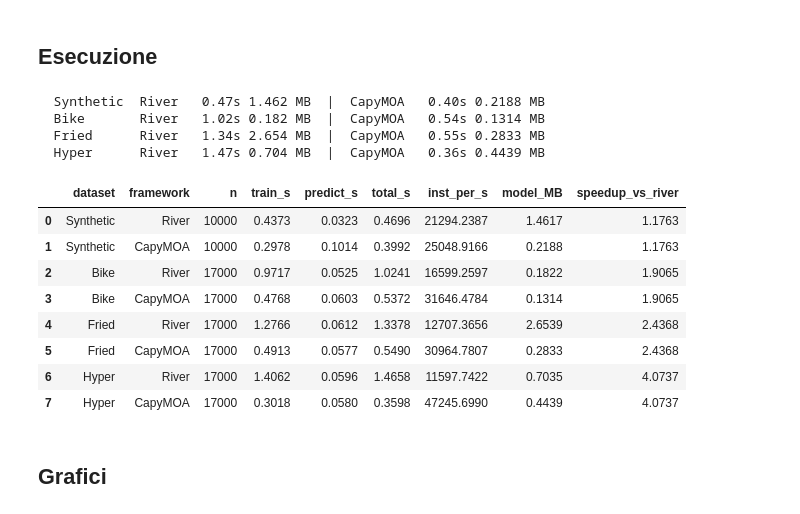
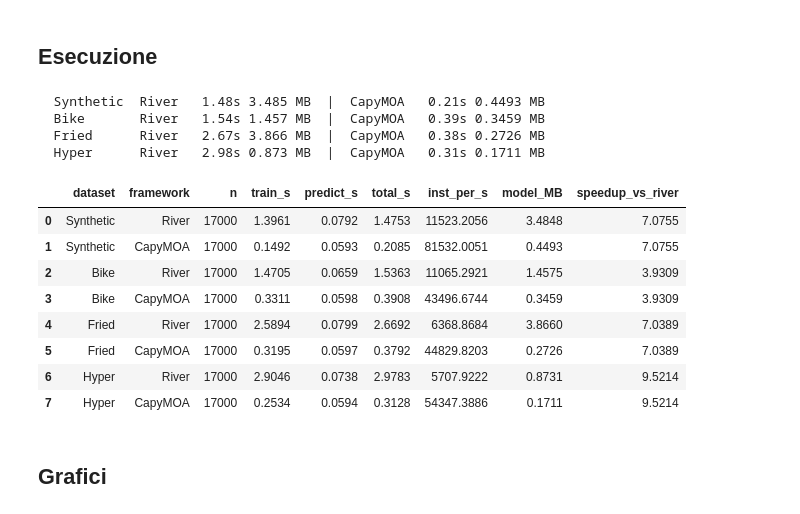
Before and after one commit to Streaming-Data-Analytics/2025-2026_Regression-Models-in-CapyMOA, a Jupyter notebook: andrea_zhang/experiments/hatr-crossframework-performance.ipynb, the cells around one changed output. Saved outputs shown, nothing was run; the diff lists cells and outputs as text; code cells hidden in the pictures.

```diff
--- a/andrea_zhang/experiments/hatr-crossframework-performance.ipynb
+++ b/andrea_zhang/experiments/hatr-crossframework-performance.ipynb
@@ -50,7 +50,7 @@ Setup OK — JVM avviata, HATR caricato, River e CapyMOA importati
 ## Dataset
 # %%
 MAX_INSTANCES = 17000
-SYN_N, SYN_DRIFT = 10000, 5000
+SYN_N, SYN_DRIFT = 17000, 5000
 
 datasets = {}
 datasets["Synthetic"] = utils.make_synthetic(n=SYN_N, drift_at=SYN_DRIFT)
@@ -72,7 +72,7 @@ Hyper      n= 17000  feat=10  y∈[93.98, 677.42]
 # %% [markdown]
 ## Parametri
 # %%
-BASE = dict(grace_period=200, delta=1e-7, tau=0.05, model_selector_decay=0.95,
+BASE = dict(grace_period=50, delta=1e-7, tau=0.05, model_selector_decay=0.95,
             drift_window_threshold=500, switch_significance=0.05,
             min_samples_split=5, adwin_delta=0.0001, learning_ratio=0.01, seed=0)
 
@@ -87,43 +87,47 @@ SCALE = True
 # %%
 SAMPLE_EVERY = 500
 PERF_CONFIG  = "default (adaptive, bootstrap)"
 cfg = CONFIGS[PERF_CONFIG]
 
+# warmup JVM: evita che il JIT di HotSpot penalizzi il primo dataset (Bike)
+_w_X, _w_y, _w_schema = next(iter(datasets.values()))
+utils.prequential_eval(_w_X[:10000], _w_y[:10000], 'capy', cfg, BASE, schema=_w_schema, scale=SCALE)
+
 rows = []
 for ds_name, (X, y, schema) in datasets.items():
     n = len(X)
-    rt_p, rt_t, r_model   = utils.timed_prequential_river(X, y, cfg, BASE)
-    ct_p, ct_t, c_learner = utils.timed_prequential_capy(X, y, schema, cfg, BASE)
+    _, r_model, rt_p, rt_t, _ = utils.prequential_eval(X, y, 'river', cfg, BASE, time_algo=True)
+    _, c_learner, ct_p, ct_t, _ = utils.prequential_eval(X, y, 'capy', cfg, BASE, schema=schema, time_algo=True)
     r_mb = utils.river_model_mb(r_model)
     c_mb = utils.capy_model_mb(c_learner)
     rows.append(dict(dataset=ds_name, framework="River", n=n,
                      train_s=rt_t, predict_s=rt_p, total_s=rt_t + rt_p,
                      inst_per_s=n / (rt_t + rt_p), model_MB=r_mb))
     rows.append(dict(dataset=ds_name, framework="CapyMOA", n=n,
                      train_s=ct_t, predict_s=ct_p, total_s=ct_t + ct_p,
                      inst_per_s=n / (ct_t + ct_p), model_MB=c_mb))
     print(f"  {ds_name:<10} River {rt_t+rt_p:6.2f}s {r_mb:.3f} MB  |  CapyMOA {ct_t+ct_p:6.2f}s {c_mb:.4f} MB")
 
 perf = pd.DataFrame(rows)
 speedup = (perf[perf.framework == "CapyMOA"].set_index("dataset")["inst_per_s"] /
            perf[perf.framework == "River"].set_index("dataset")["inst_per_s"])
 perf["speedup_vs_river"] = perf["dataset"].map(speedup)
 pd.set_option("display.float_format", lambda v: f"{v:.4f}")
 perf
 # %% [output]
-  Synthetic  River   0.47s 1.462 MB  |  CapyMOA   0.40s 0.2188 MB
-  Bike       River   1.02s 0.182 MB  |  CapyMOA   0.54s 0.1314 MB
-  Fried      River   1.34s 2.654 MB  |  CapyMOA   0.55s 0.2833 MB
-  Hyper      River   1.47s 0.704 MB  |  CapyMOA   0.36s 0.4439 MB
+  Synthetic  River   1.48s 3.485 MB  |  CapyMOA   0.21s 0.4493 MB
+  Bike       River   1.54s 1.457 MB  |  CapyMOA   0.39s 0.3459 MB
+  Fried      River   2.67s 3.866 MB  |  CapyMOA   0.38s 0.2726 MB
+  Hyper      River   2.98s 0.873 MB  |  CapyMOA   0.31s 0.1711 MB
 |  | dataset | framework | n | train_s | predict_s | total_s | inst_per_s | model_MB | speedup_vs_river |
-| 0 | Synthetic | River | 10000 | 0.4373 | 0.0323 | 0.4696 | 21294.2387 | 1.4617 | 1.1763 |
-| 1 | Synthetic | CapyMOA | 10000 | 0.2978 | 0.1014 | 0.3992 | 25048.9166 | 0.2188 | 1.1763 |
-| 2 | Bike | River | 17000 | 0.9717 | 0.0525 | 1.0241 | 16599.2597 | 0.1822 | 1.9065 |
-| 3 | Bike | CapyMOA | 17000 | 0.4768 | 0.0603 | 0.5372 | 31646.4784 | 0.1314 | 1.9065 |
-| 4 | Fried | River | 17000 | 1.2766 | 0.0612 | 1.3378 | 12707.3656 | 2.6539 | 2.4368 |
-| 5 | Fried | CapyMOA | 17000 | 0.4913 | 0.0577 | 0.5490 | 30964.7807 | 0.2833 | 2.4368 |
-| 6 | Hyper | River | 17000 | 1.4062 | 0.0596 | 1.4658 | 11597.7422 | 0.7035 | 4.0737 |
-| 7 | Hyper | CapyMOA | 17000 | 0.3018 | 0.0580 | 0.3598 | 47245.6990 | 0.4439 | 4.0737 |
+| 0 | Synthetic | River | 17000 | 1.3961 | 0.0792 | 1.4753 | 11523.2056 | 3.4848 | 7.0755 |
+| 1 | Synthetic | CapyMOA | 17000 | 0.1492 | 0.0593 | 0.2085 | 81532.0051 | 0.4493 | 7.0755 |
+| 2 | Bike | River | 17000 | 1.4705 | 0.0659 | 1.5363 | 11065.2921 | 1.4575 | 3.9309 |
+| 3 | Bike | CapyMOA | 17000 | 0.3311 | 0.0598 | 0.3908 | 43496.6744 | 0.3459 | 3.9309 |
+| 4 | Fried | River | 17000 | 2.5894 | 0.0799 | 2.6692 | 6368.8684 | 3.8660 | 7.0389 |
+| 5 | Fried | CapyMOA | 17000 | 0.3195 | 0.0597 | 0.3792 | 44829.8203 | 0.2726 | 7.0389 |
+| 6 | Hyper | River | 17000 | 2.9046 | 0.0738 | 2.9783 | 5707.9222 | 0.8731 | 9.5214 |
+| 7 | Hyper | CapyMOA | 17000 | 0.2534 | 0.0594 | 0.3128 | 54347.3886 | 0.1711 | 9.5214 |
 # %% [markdown]
 ## Grafici
 # %%
```
Also changed, not shown: parts of 4 cells of this notebook, 3 other files.
